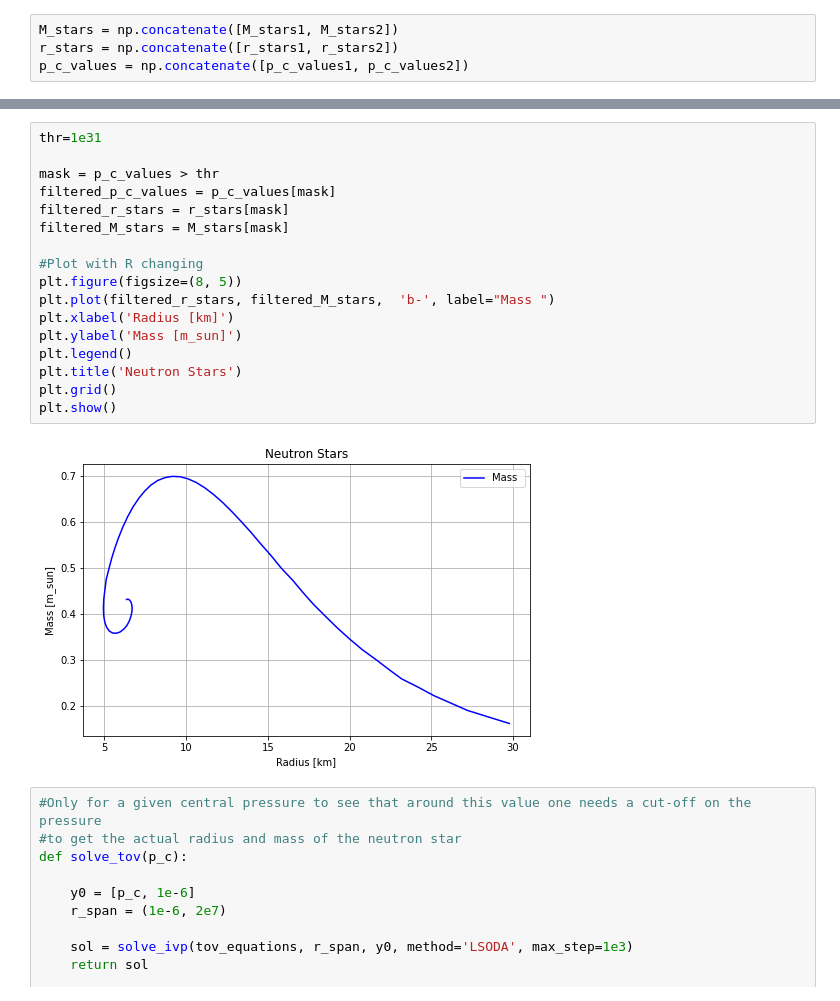
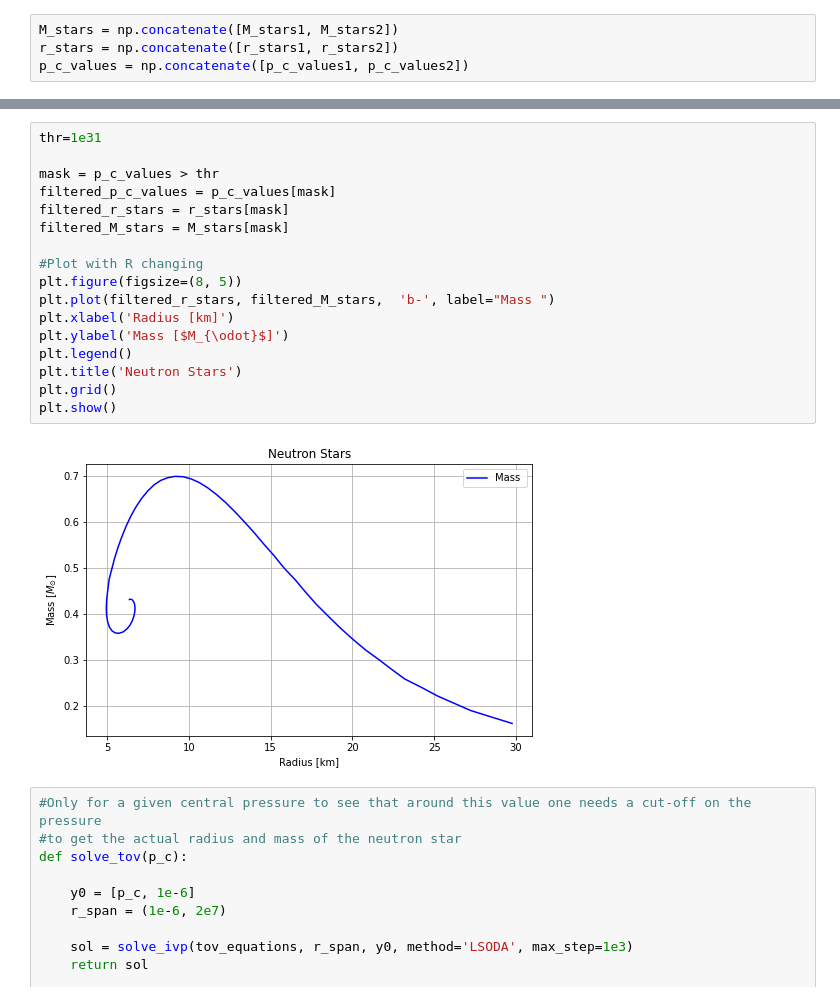
Before and after one commit to MariaLuciaMarcelli/White-Dwarfs-and-Neutron-Stars, a Jupyter notebook: Neutron Stars with protons and electrons/neutron_stars_protons_electronsTOV_root_finding_EoS.ipynb, the cells around one changed output, grey strips where cells are left out. Saved outputs shown, nothing was run; the diff lists cells and outputs as text.

```diff
--- a/Neutron Stars with protons and electrons/neutron_stars_protons_electronsTOV_root_finding_EoS.ipynb
+++ b/Neutron Stars with protons and electrons/neutron_stars_protons_electronsTOV_root_finding_EoS.ipynb
@@ -224,22 +200,22 @@ plt.show()
 # %%
 thr=1e31
 
 mask = p_c_values > thr
 filtered_p_c_values = p_c_values[mask]
 filtered_r_stars = r_stars[mask]
 filtered_M_stars = M_stars[mask]
 
 #Plot with R changing
 plt.figure(figsize=(8, 5))
 plt.plot(filtered_r_stars, filtered_M_stars,  'b-', label="Mass ")
 plt.xlabel('Radius [km]')
-plt.ylabel('Mass [m_sun]')
+plt.ylabel('Mass [$M_{\odot}$]')
 plt.legend()
 plt.title('Neutron Stars')
 plt.grid()
 plt.show()
 # %% [output]
-[figure, old version]
+[figure, new version]
 # %%
 #Only for a given central pressure to see that around this value one needs a cut-off on the pressure
 #to get the actual radius and mass of the neutron star
```
Also changed, not shown: parts of 2 cells of this notebook.
